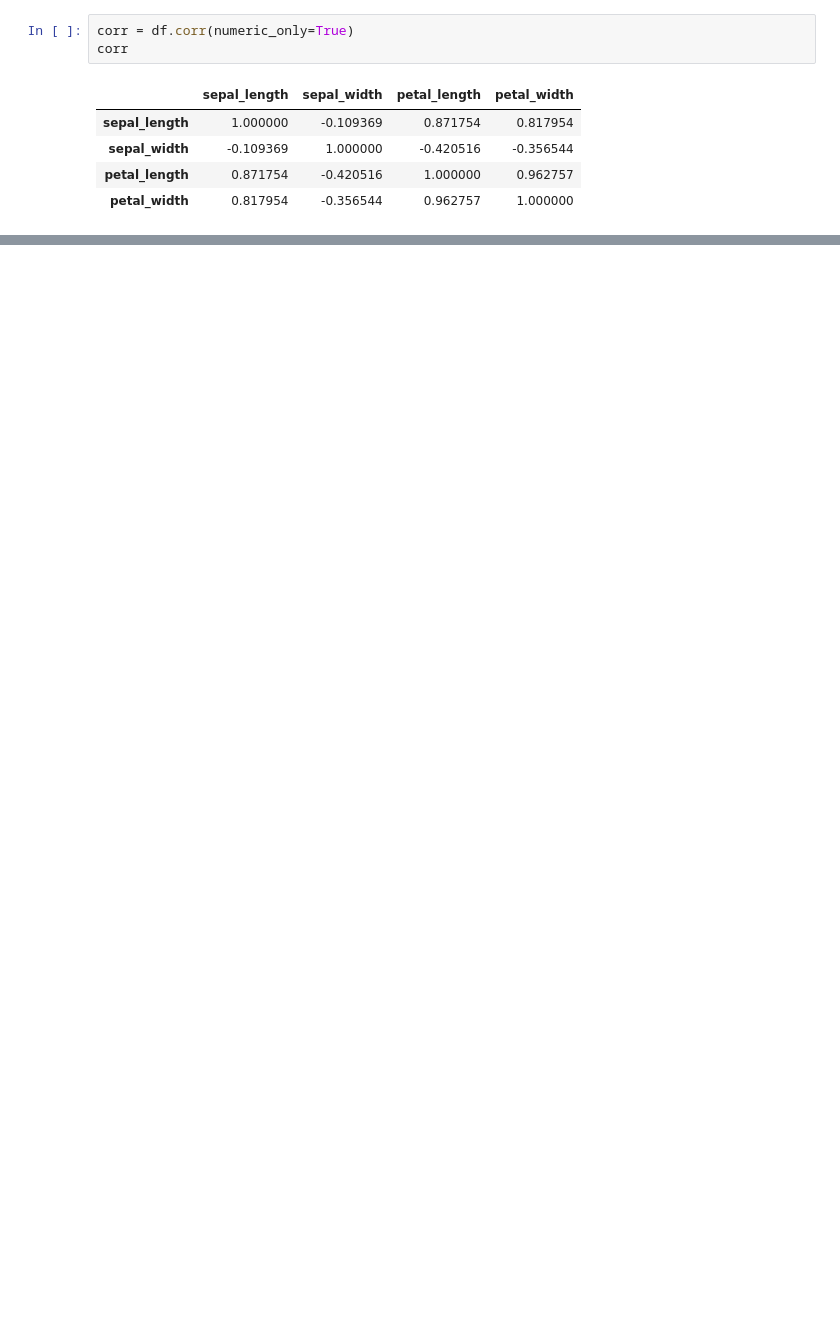
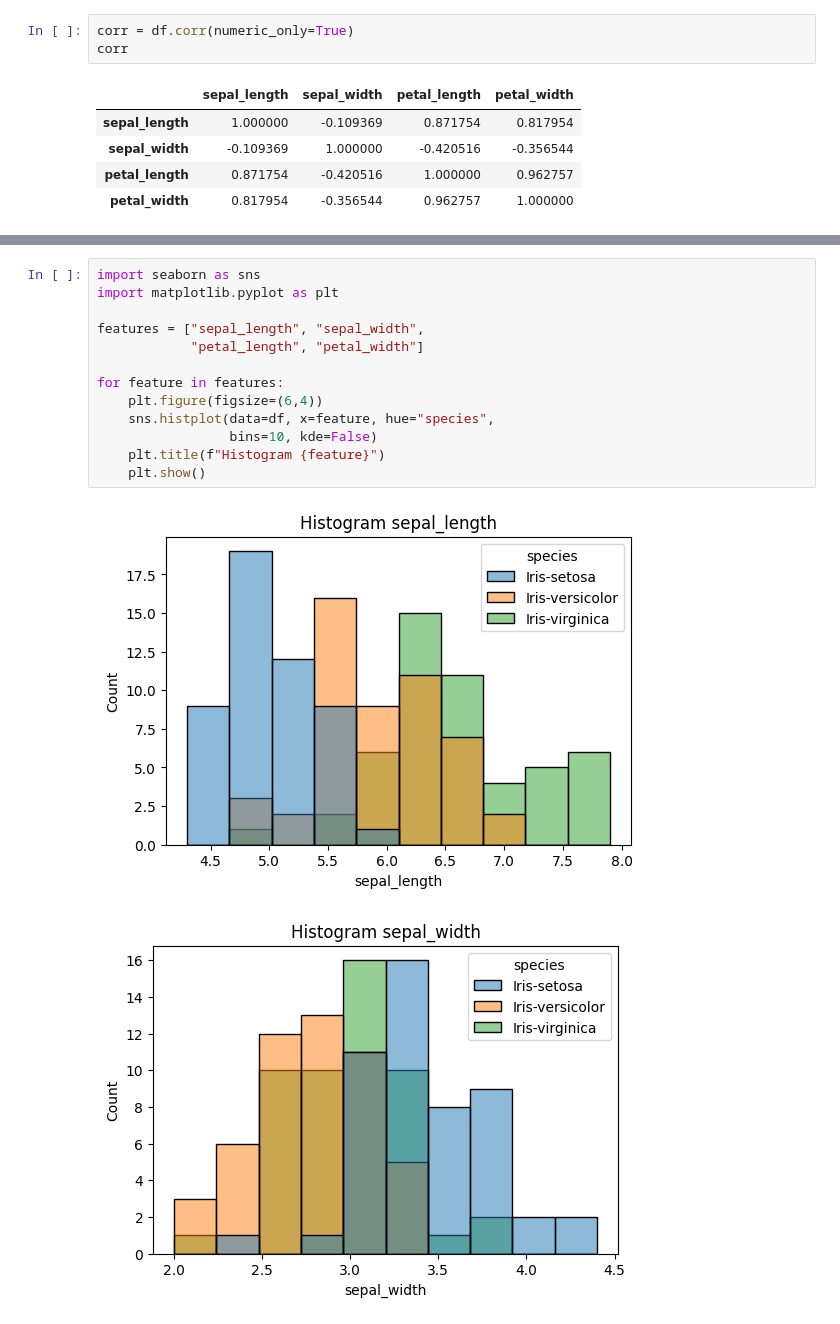
Before and after one commit to Dika-arch/Pendata, a Jupyter notebook: _sources/Bussiness_Understanding.ipynb, the cells around one changed output, grey strips where cells are left out. Cells and saved outputs as stored; diff of their text form; blank space fills up the shorter version.

```diff
--- a/_sources/Bussiness_Understanding.ipynb
+++ b/_sources/Bussiness_Understanding.ipynb
@@ -112,0 +463,16 @@ corr
+# %%
+import seaborn as sns
+import matplotlib.pyplot as plt
+
+features = ["sepal_length", "sepal_width",
+            "petal_length", "petal_width"]
+
+for feature in features:
+    plt.figure(figsize=(6,4))
+    sns.histplot(data=df, x=feature, hue="species",
+                 bins=10, kde=False)
+    plt.title(f"Histogram {feature}")
+    plt.show()
+# %% [output]
+[figure, added]
+[figure, added]
```
Also changed, not shown: parts of 23 cells of this notebook, 9 other files.
